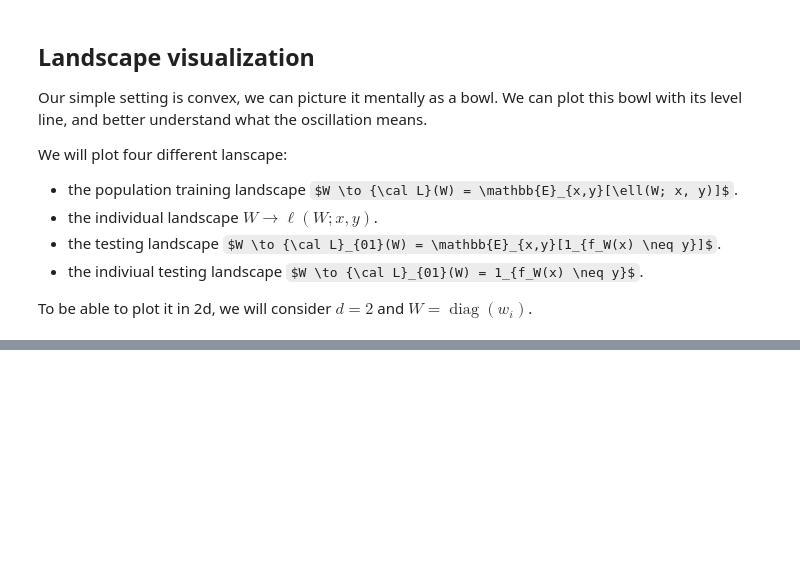
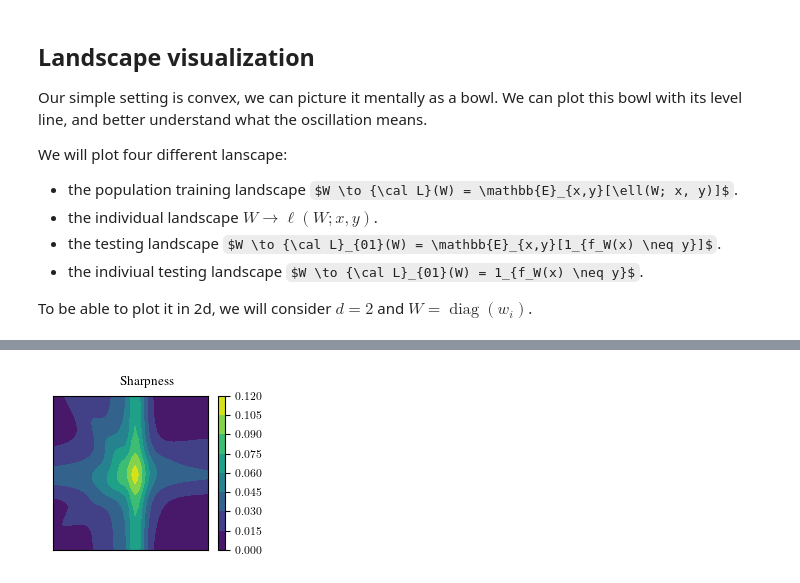
Before and after one commit to VivienCabannes/memory-theory, a Jupyter notebook: scratchpad.ipynb, the cells around one changed output, grey strips where cells are left out. Saved outputs shown, nothing was run; the diff lists cells and outputs as text; code cells hidden in the pictures; some formulas as TeX source; blank space fills up the shorter version.

```diff
--- a/scratchpad.ipynb
+++ b/scratchpad.ipynb
@@ -465,0 +484,12 @@ fig.savefig('individual_train_landscape.pdf', bbox_inches='tight', pad_inches=0)
+# %%
+train_loss = (H * proba.numpy()).mean(axis=1)
+Z = train_loss
+fig, ax = plt.subplots(figsize=(2.5, 2))
+c = ax.contourf(X, Y, Z.reshape(num, num))
+fig.colorbar(c)
+ax.set_xticks([])
+ax.set_yticks([])
+fig.suptitle('Sharpness')
+fig.savefig('sharpness.pdf', bbox_inches='tight', pad_inches=0)
+# %% [output]
+[figure, added]
```
Also changed, not shown: parts of 10 cells of this notebook.
